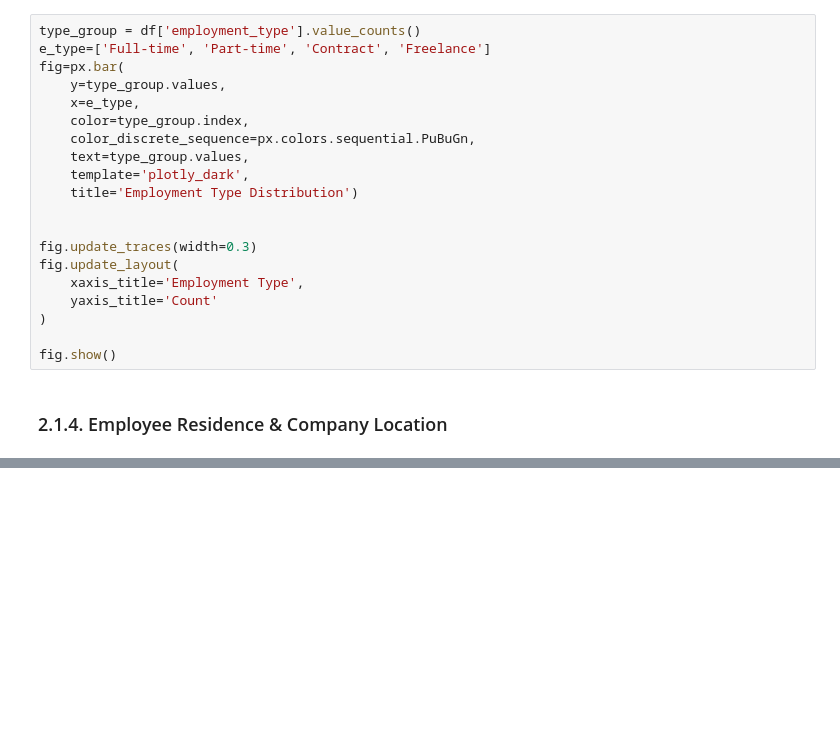
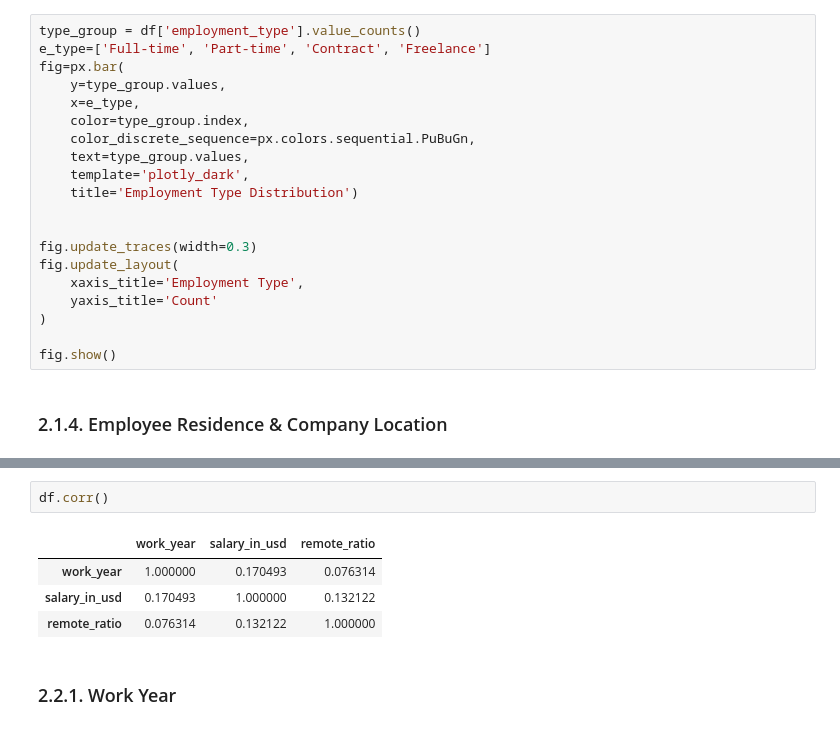
Before and after one commit to Rosiee0312/EDA_DataSciencejob_Salaries, a Jupyter notebook: Data_science_jobs.ipynb, the cells around one changed output, grey strips where cells are left out. Saved outputs shown, nothing was run; the diff lists cells and outputs as text; blank space fills up the shorter version.

```diff
--- a/Data_science_jobs.ipynb
+++ b/Data_science_jobs.ipynb
@@ -164,0 +222,9 @@ fig.show()
+# %%
+df.corr()
+# %% [output]
+|  | work_year | salary_in_usd | remote_ratio |
+| work_year | 1.000000 | 0.170493 | 0.076314 |
+| salary_in_usd | 0.170493 | 1.000000 | 0.132122 |
+| remote_ratio | 0.076314 | 0.132122 | 1.000000 |
+# %% [markdown]
+### 2.2.1. Work Year
```
Also changed, not shown: parts of 30 cells of this notebook.
